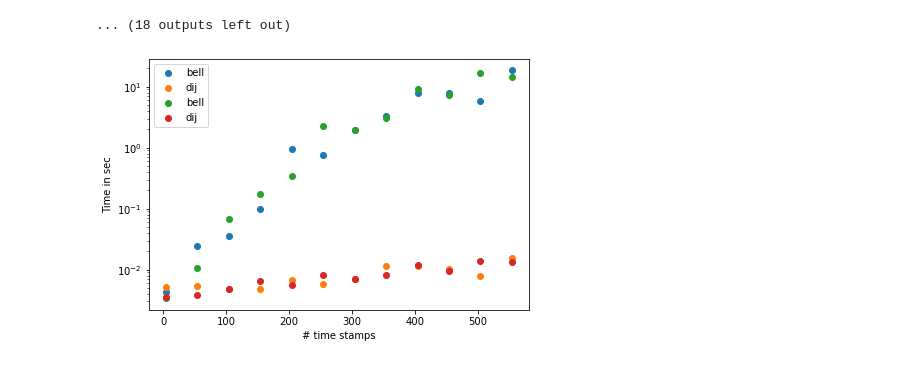
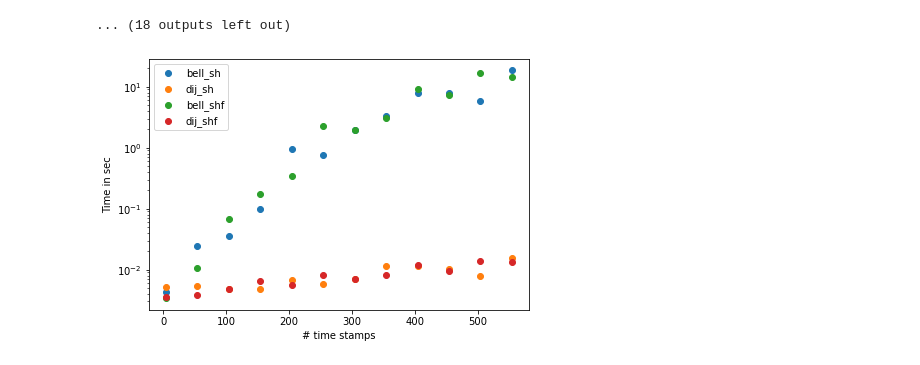
Before and after one commit to busyweaver/code_temporal_betweenness_, a Jupyter notebook: src/time_eval_variants_synth.ipynb, the cells around one changed output. Drawn from its saved outputs; the diff is of its cells as text; code cells hidden in the pictures.

```diff
--- a/src/time_eval_variants_synth.ipynb
+++ b/src/time_eval_variants_synth.ipynb
@@ -698,18 +698,18 @@ Graph read: 18 nodes, 80 (unique) directed edges, 75 (non-empty) timesteps
 # %%
 import matplotlib.pyplot as plt
 labels = which
 fig, ax = plt.subplots(layout='constrained')
 
 for i in range(0,len(which)-1,1):
-    plt.scatter(list(map(lambda x : x[0], l)), list(map(lambda x : x[1][i], l)), label = labels[i]+ )
+    plt.scatter(list(map(lambda x : x[0], l)), list(map(lambda x : x[1][i], l)), label = labels[i]+"_sh" )
 for i in range(0,len(which)-1,1):
-    plt.scatter(list(map(lambda x : x[0], l2)), list(map(lambda x : x[1][i], l2)), label = labels[i] )
+    plt.scatter(list(map(lambda x : x[0], l2)), list(map(lambda x : x[1][i], l2)), label = labels[i]+"_shf" )
 
 plt.legend()
 ax.set_yscale('log')
 ax.set_ylabel('Time in sec')
 ax.set_xlabel('# time stamps')
 plt.savefig('shf_t.png', dpi=300)
 plt.show()
 # %% [output]
-[figure, old version]
+[figure, new version]
```
Also changed, not shown: 1 other file.
